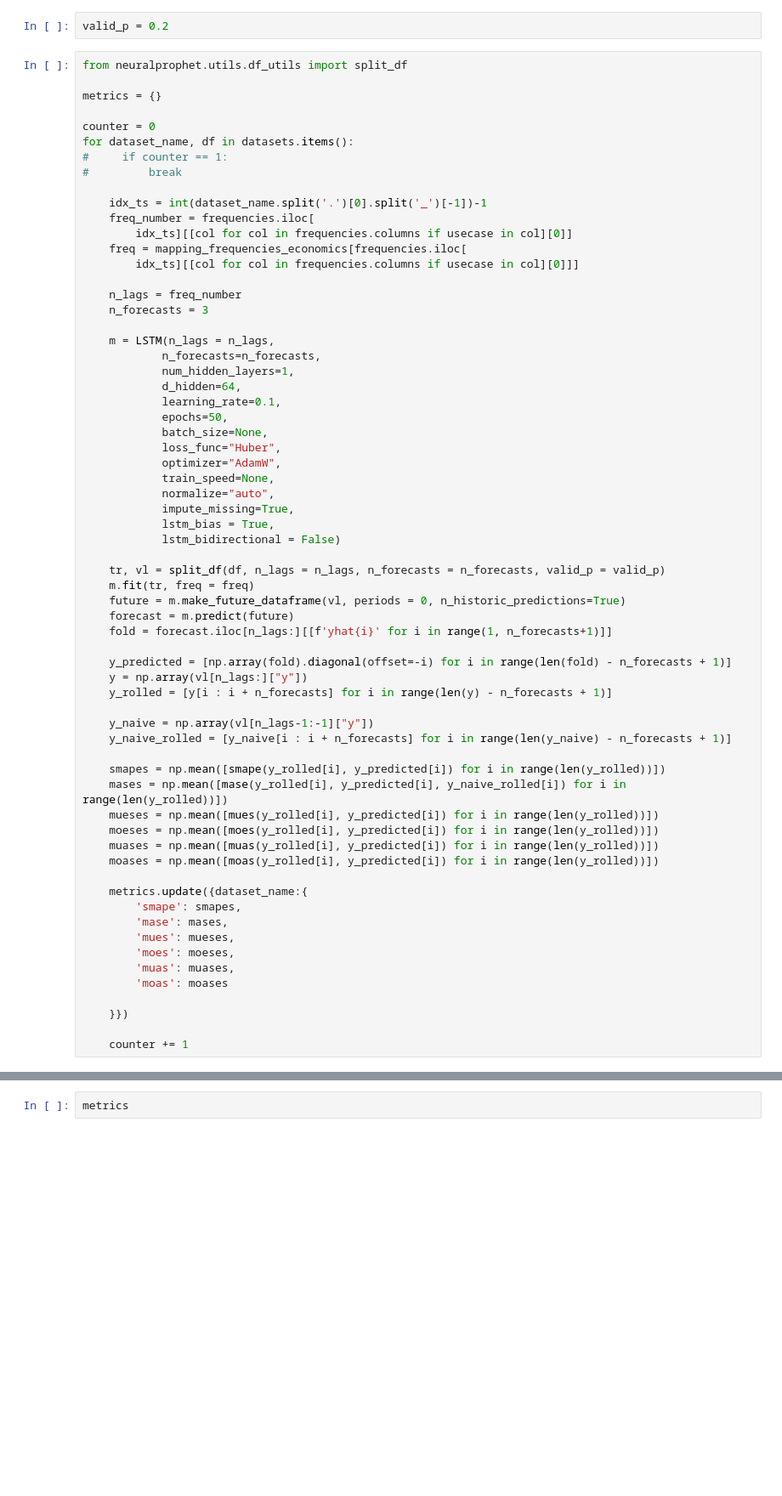
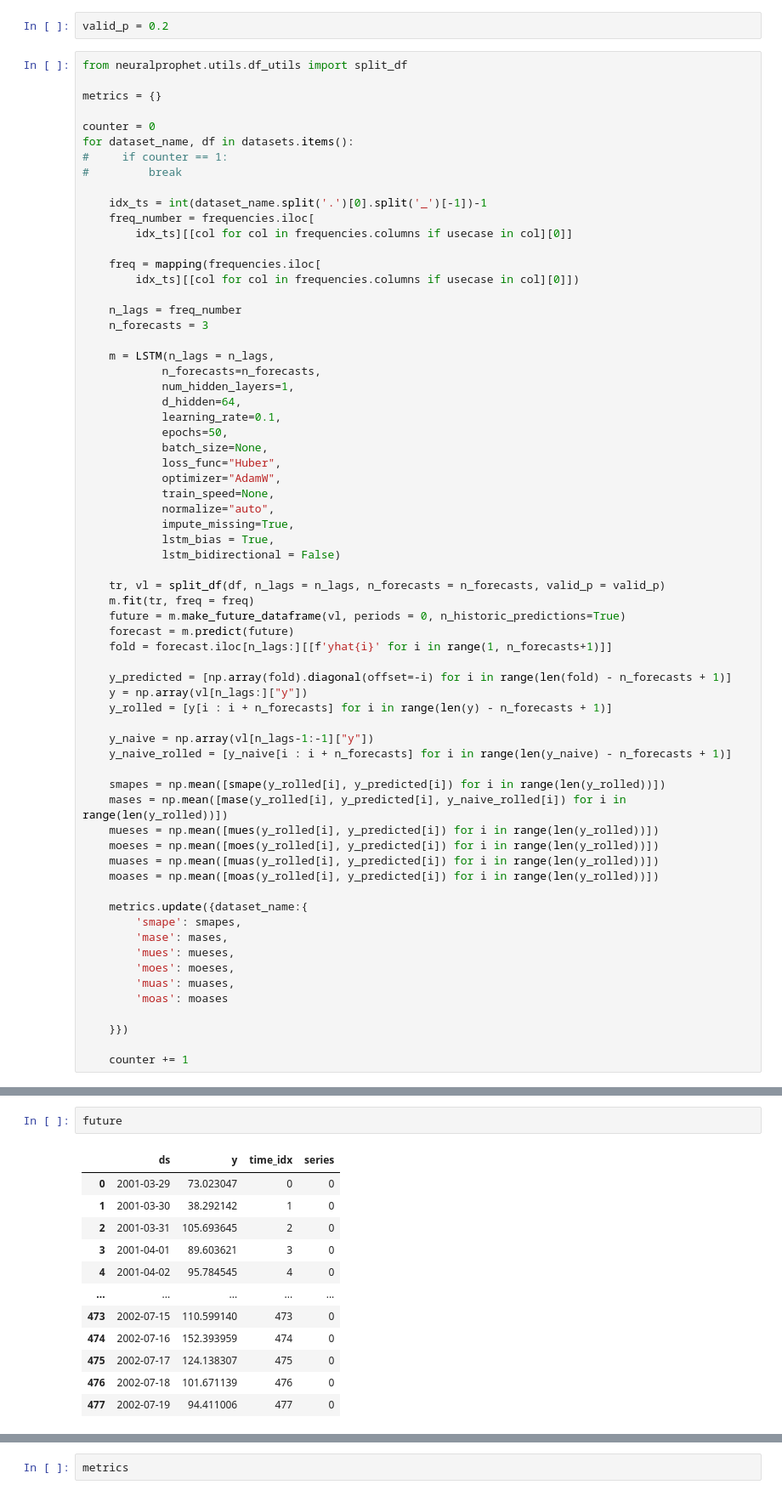
Before and after one commit to neuralprophet/neural_prophet_lightning, a Jupyter notebook: example_notebooks/LIBRA_try_1.ipynb, the cells around one changed output, grey strips where cells are left out. Shown at 85% size. Cells and saved outputs as stored; diff of their text form; blank space fills up the shorter version.

```diff
--- a/example_notebooks/LIBRA_try_1.ipynb
+++ b/example_notebooks/LIBRA_try_1.ipynb
@@ -189,8 +204,9 @@ for dataset_name, df in datasets.items():
     idx_ts = int(dataset_name.split('.')[0].split('_')[-1])-1
     freq_number = frequencies.iloc[
         idx_ts][[col for col in frequencies.columns if usecase in col][0]]
-    freq = mapping_frequencies_economics[frequencies.iloc[
-        idx_ts][[col for col in frequencies.columns if usecase in col][0]]]
+
+    freq = mapping(frequencies.iloc[
+        idx_ts][[col for col in frequencies.columns if usecase in col][0]])
 
     n_lags = freq_number
     n_forecasts = 3
@@ -445,0 +602,15 @@ pd.DataFrame(metrics).to_csv('lstm_libra.csv', index = False)
+# %%
+future
+# %% [output]
+|  | ds | y | time_idx | series |
+| 0 | 2001-03-29 | 73.023047 | 0 | 0 |
+| 1 | 2001-03-30 | 38.292142 | 1 | 0 |
+| 2 | 2001-03-31 | 105.693645 | 2 | 0 |
+| 3 | 2001-04-01 | 89.603621 | 3 | 0 |
+| 4 | 2001-04-02 | 95.784545 | 4 | 0 |
+| ... | ... | ... | ... | ... |
+| 473 | 2002-07-15 | 110.599140 | 473 | 0 |
+| 474 | 2002-07-16 | 152.393959 | 474 | 0 |
+| 475 | 2002-07-17 | 124.138307 | 475 | 0 |
+| 476 | 2002-07-18 | 101.671139 | 476 | 0 |
+| 477 | 2002-07-19 | 94.411006 | 477 | 0 |
```
Also changed, not shown: parts of 15 cells of this notebook, 6 other files.
